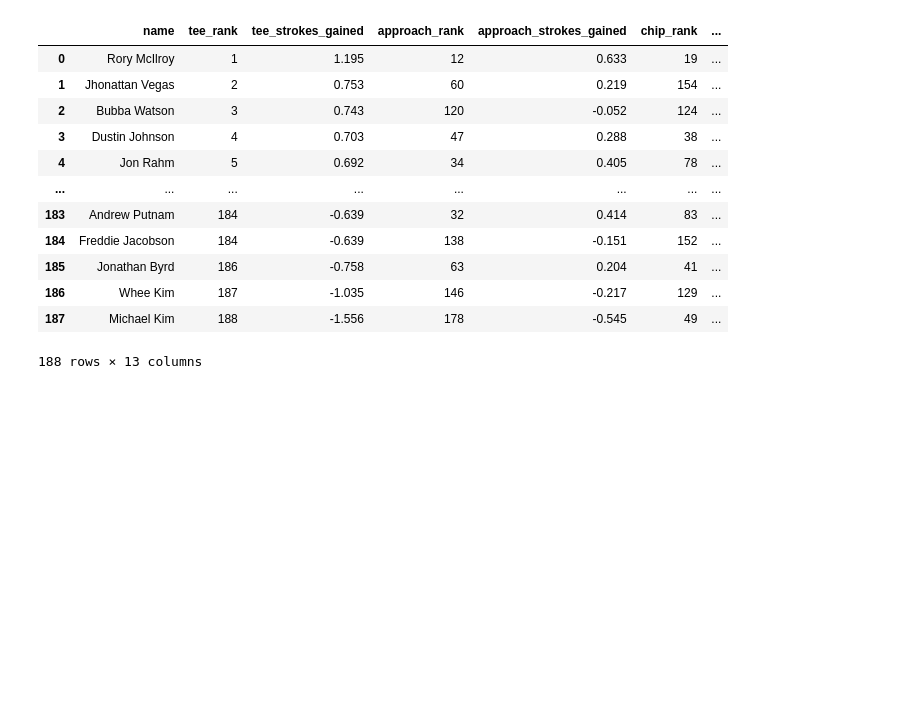
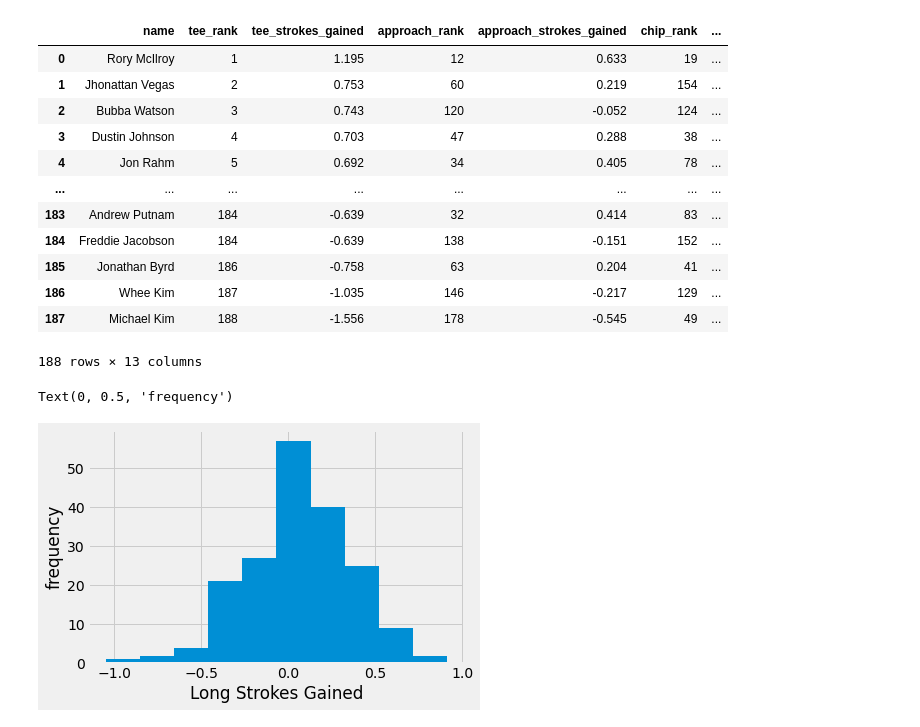
Before and after one commit to qnchenry-q/PGA-EDA, a Jupyter notebook: Scraper.ipynb, the cells around one changed output. Cells and saved outputs as stored; diff of their text form; code cells hidden in the pictures; blank space fills up the shorter version.

Commit message:
histograms for new metrics

```diff
--- a/Scraper.ipynb
+++ b/Scraper.ipynb
@@ -627,6 +627,9 @@ golf_df
 188 rows × 13 columns
 # %%
 fig, ax = plt.subplots()
-    ax.hist(long_game_)
-    ax.set_xlabel()
-    ax.set_ylabel('frequency')
+ax.hist(golf_df['LONG_STROKES_GAINED'])
+ax.set_xlabel('Long Strokes Gained')
+ax.set_ylabel('frequency')
+# %% [output]
+Text(0, 0.5, 'frequency')
+[figure, added]
```
Also changed, not shown: parts of 1 cell of this notebook.
